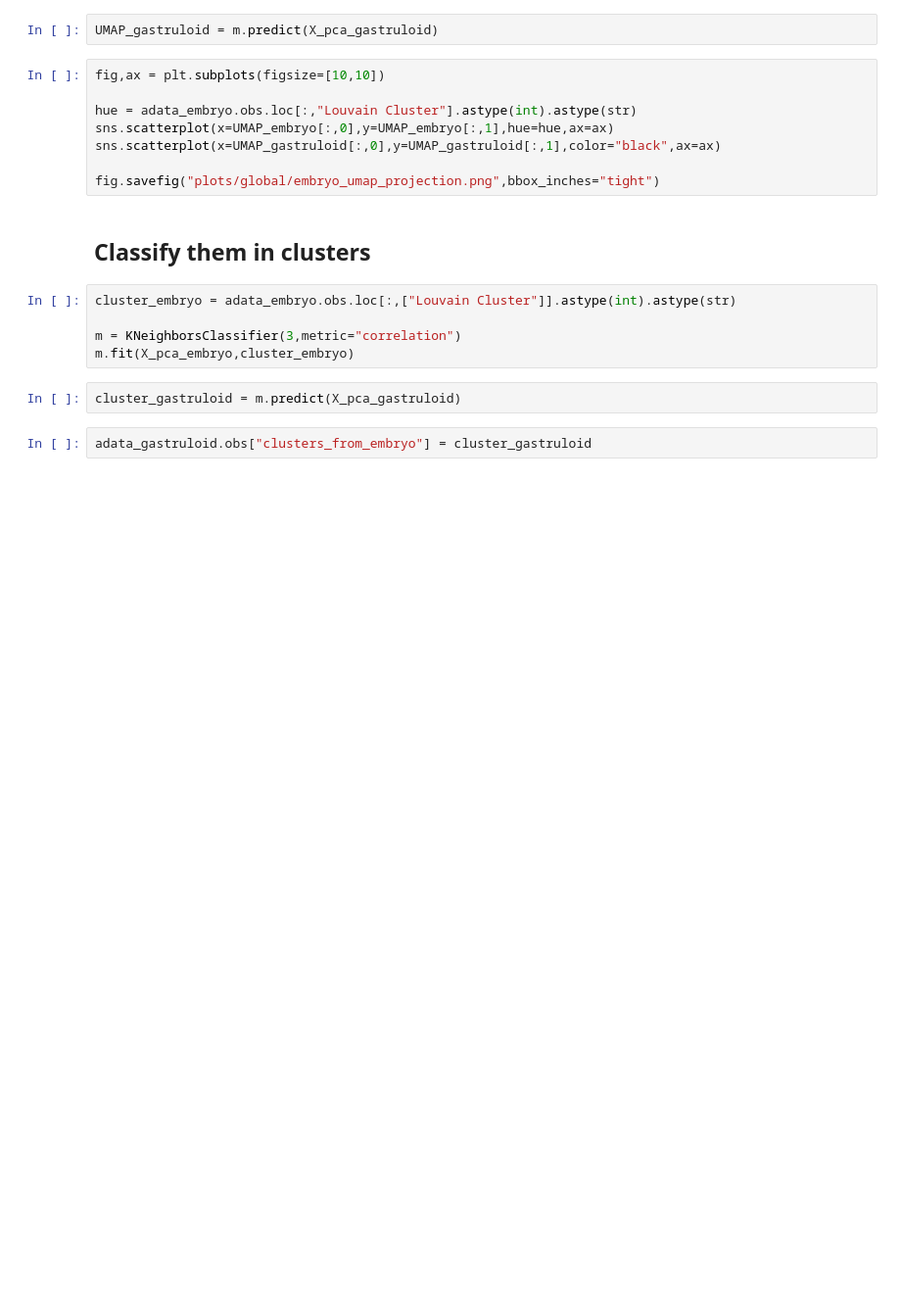
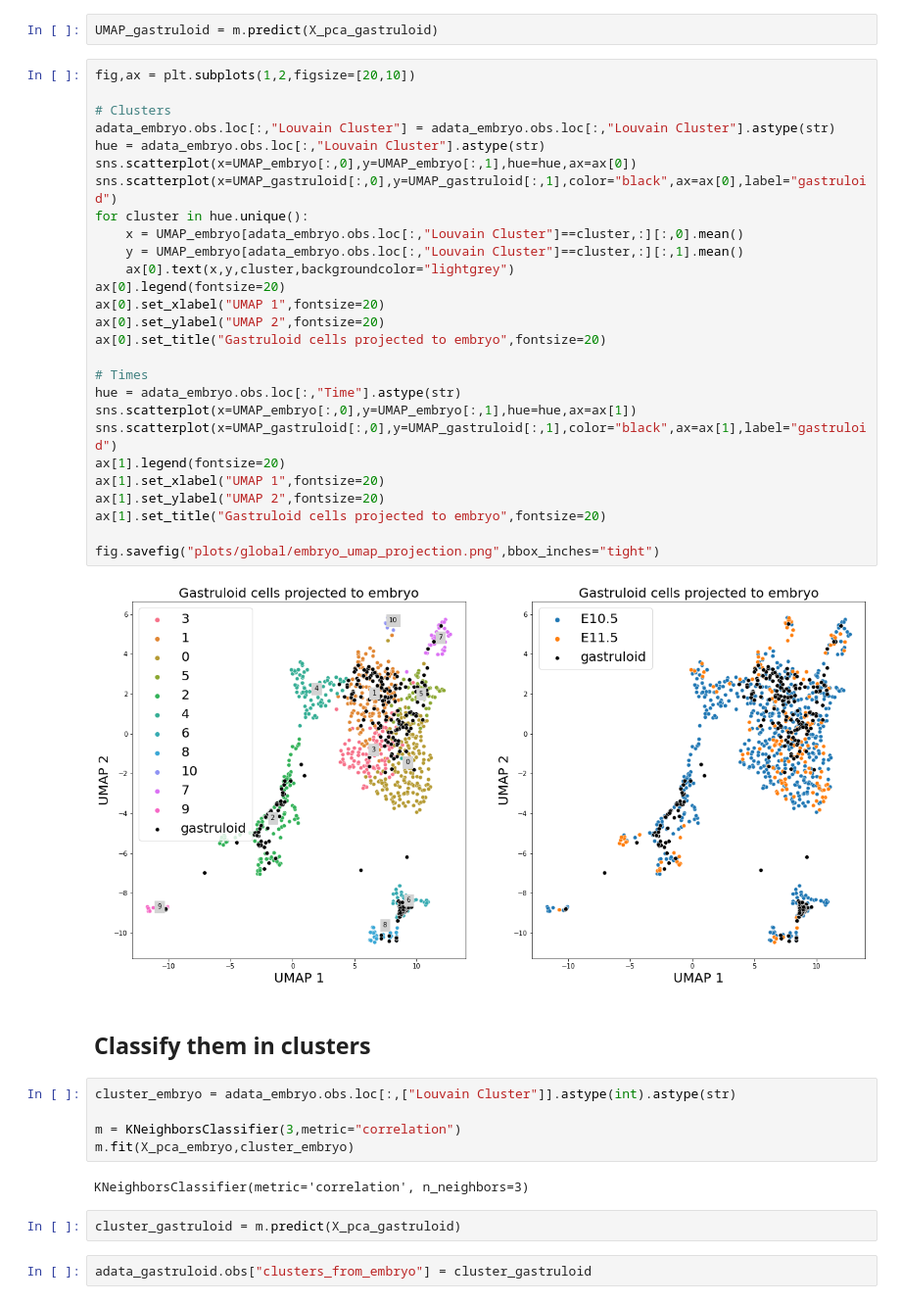
Before and after one commit to dsb-lab/blood_gastruloids, a Jupyter notebook: Analysis/6_Embryo_projection.ipynb, the cells around one changed output. Shown at 98% size. Drawn from its saved outputs; the diff is of its cells as text; blank space fills up the shorter version.

```diff
--- a/Analysis/6_Embryo_projection.ipynb
+++ b/Analysis/6_Embryo_projection.ipynb
@@ -57,13 +61,34 @@ KeyError: 'X_umap_original'
 # %%
 UMAP_gastruloid = m.predict(X_pca_gastruloid)
 # %%
-fig,ax = plt.subplots(figsize=[10,10])
+fig,ax = plt.subplots(1,2,figsize=[20,10])
 
-hue = adata_embryo.obs.loc[:,"Louvain Cluster"].astype(int).astype(str)
-sns.scatterplot(x=UMAP_embryo[:,0],y=UMAP_embryo[:,1],hue=hue,ax=ax)
-sns.scatterplot(x=UMAP_gastruloid[:,0],y=UMAP_gastruloid[:,1],color="black",ax=ax)
+# Clusters
+adata_embryo.obs.loc[:,"Louvain Cluster"] = adata_embryo.obs.loc[:,"Louvain Cluster"].astype(str)
+hue = adata_embryo.obs.loc[:,"Louvain Cluster"].astype(str)
+sns.scatterplot(x=UMAP_embryo[:,0],y=UMAP_embryo[:,1],hue=hue,ax=ax[0])
+sns.scatterplot(x=UMAP_gastruloid[:,0],y=UMAP_gastruloid[:,1],color="black",ax=ax[0],label="gastruloid")
+for cluster in hue.unique():
+    x = UMAP_embryo[adata_embryo.obs.loc[:,"Louvain Cluster"]==cluster,:][:,0].mean()
+    y = UMAP_embryo[adata_embryo.obs.loc[:,"Louvain Cluster"]==cluster,:][:,1].mean()
+    ax[0].text(x,y,cluster,backgroundcolor="lightgrey")
+ax[0].legend(fontsize=20)
+ax[0].set_xlabel("UMAP 1",fontsize=20)
+ax[0].set_ylabel("UMAP 2",fontsize=20)
+ax[0].set_title("Gastruloid cells projected to embryo",fontsize=20)
+
+# Times
+hue = adata_embryo.obs.loc[:,"Time"].astype(str)
+sns.scatterplot(x=UMAP_embryo[:,0],y=UMAP_embryo[:,1],hue=hue,ax=ax[1])
+sns.scatterplot(x=UMAP_gastruloid[:,0],y=UMAP_gastruloid[:,1],color="black",ax=ax[1],label="gastruloid")
+ax[1].legend(fontsize=20)
+ax[1].set_xlabel("UMAP 1",fontsize=20)
+ax[1].set_ylabel("UMAP 2",fontsize=20)
+ax[1].set_title("Gastruloid cells projected to embryo",fontsize=20)
 
 fig.savefig("plots/global/embryo_umap_projection.png",bbox_inches="tight")
+# %% [output]
+[figure, added]
 # %% [markdown]
 ## Classify them in clusters
 # %%
@@ -71,6 +96,8 @@ cluster_embryo = adata_embryo.obs.loc[:,["Louvain Cluster"]].astype(int).astype(
 
 m = KNeighborsClassifier(3,metric="correlation")
 m.fit(X_pca_embryo,cluster_embryo)
+# %% [output]
+KNeighborsClassifier(metric='correlation', n_neighbors=3)
 # %%
 cluster_gastruloid = m.predict(X_pca_gastruloid)
 # %%
```
Also changed, not shown: parts of 27 cells of this notebook, 1 other file.
